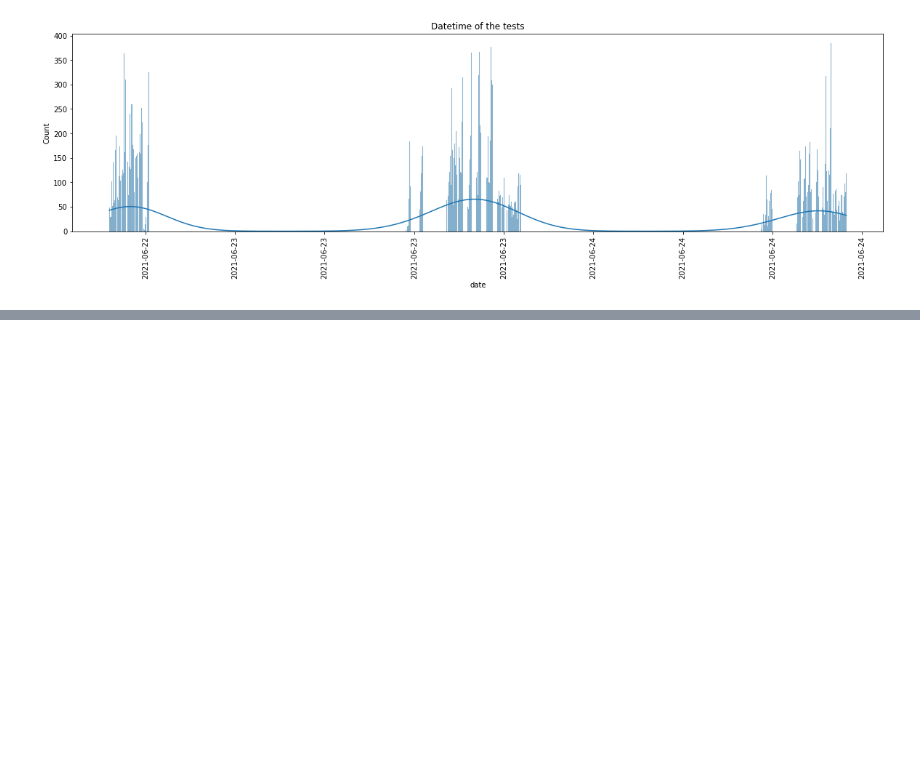
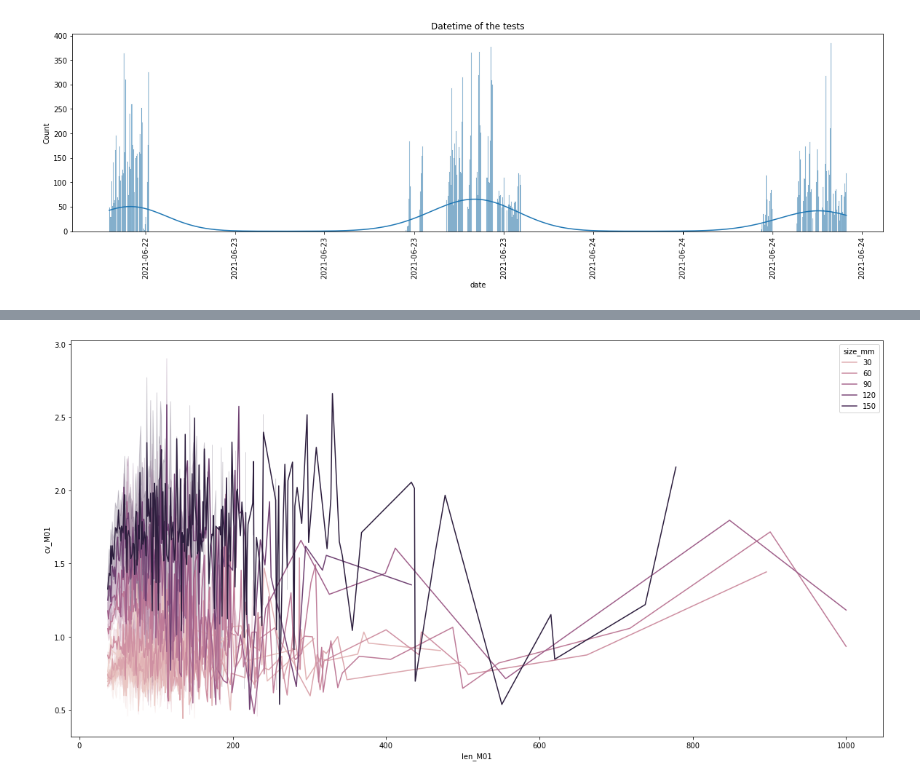
Before and after one commit to FiratSaritas/Safety-for-Alpine-Villages, a Jupyter notebook: eda/eda_F.ipynb, the cells around one changed output, grey strips where cells are left out. Cells and saved outputs as stored; diff of their text form; code cells hidden in the pictures; blank space fills up the shorter version.

```diff
--- a/eda/eda_F.ipynb
+++ b/eda/eda_F.ipynb
@@ -116,0 +141,6 @@ plt.show()
+# %%
+M01 = sns.lineplot(data = df, x = 'len_M01', y = 'cv_M01',hue="size_mm")
+plt.gcf().set_size_inches(20, 10)
+plt.show()
+# %% [output]
+[figure, added]
```
Also changed, not shown: parts of 7 cells of this notebook.
